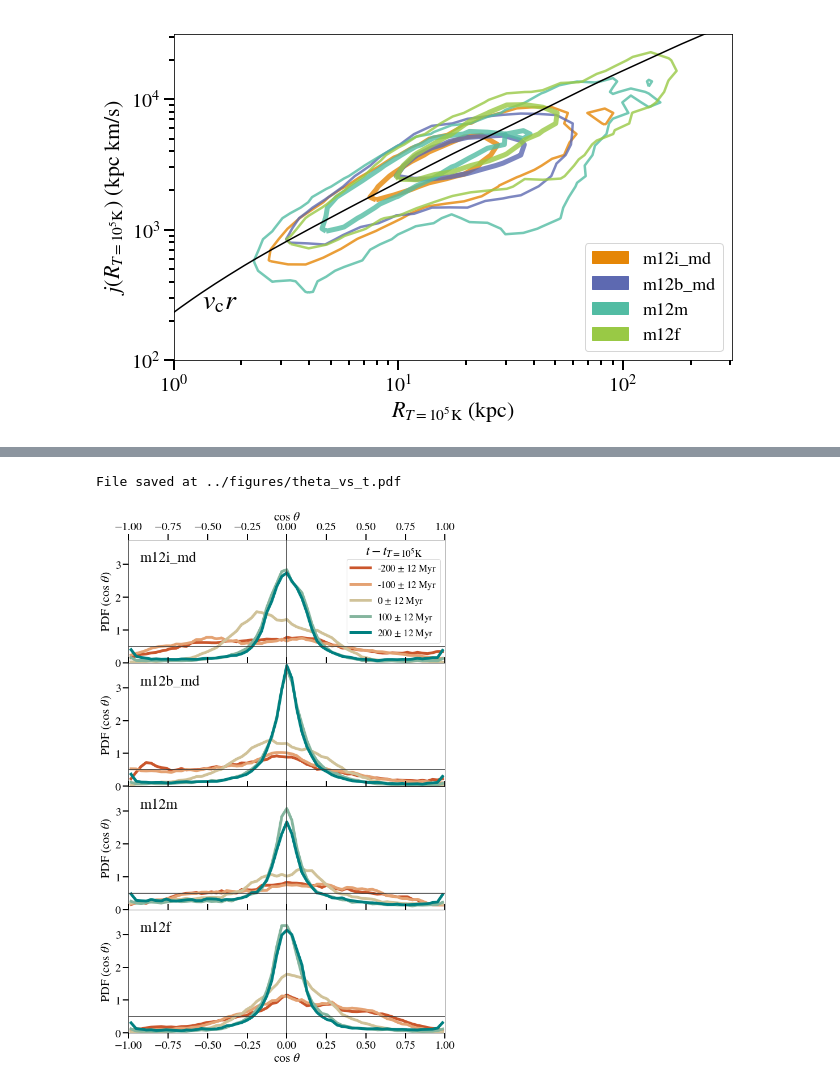
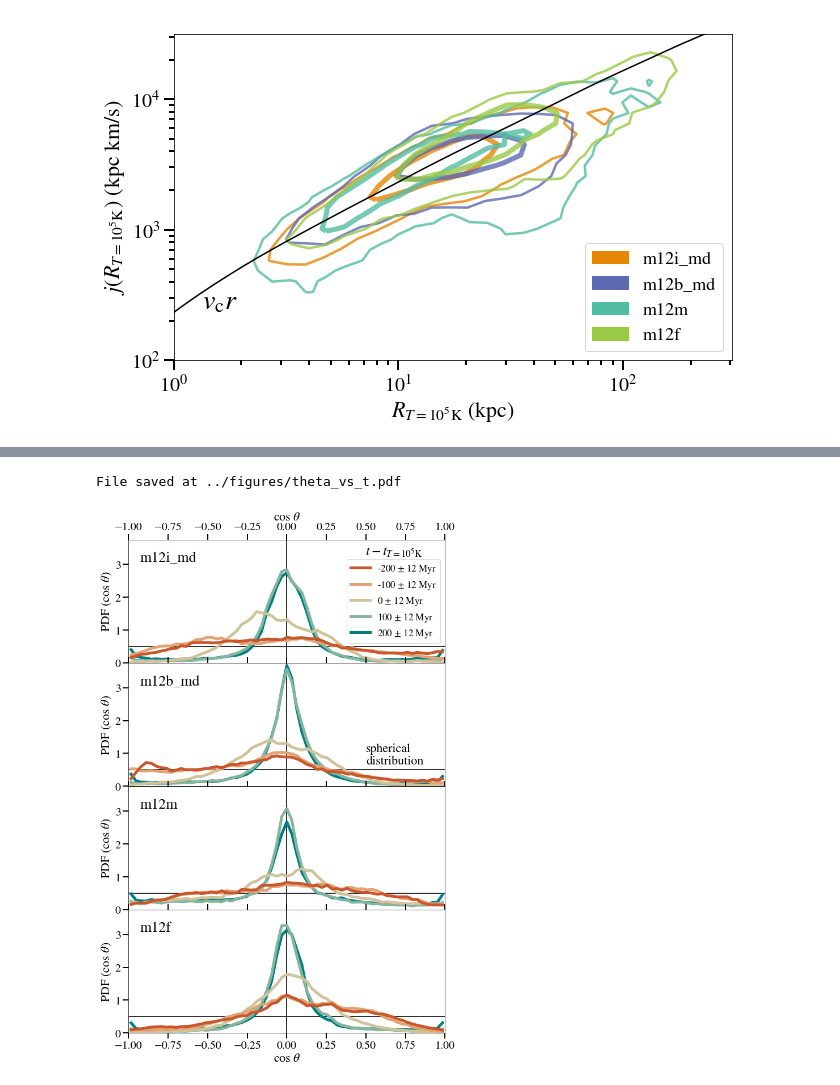
Before and after one commit to zhafen/Hot-Accretion-in-FIRE, a Jupyter notebook: analysis/pathline_plot.ipynb, the cells around one changed output, grey strips where cells are left out. Drawn from its saved outputs; the diff is of its cells as text; code cells hidden in the pictures.

```diff
--- a/analysis/pathline_plot.ipynb
+++ b/analysis/pathline_plot.ipynb
@@ -501,6 +501,11 @@ def find_q_level( counts, q, start=1 ):
 ax.get_children()[0]
 # %% [output]
 <matplotlib.patches.Rectangle at 0x...>
+# %%
+colormap = palettable.cartocolors.qualitative.Vivid_4.mpl_colors
+colors = {}
+for j, sim_name_j in enumerate( sim_names ):
+    colors[sim_name_j] = colormap[j]
 # %%
 fig = plt.figure( figsize=(10, 6 ), facecolor='w' )
 ax = plt.gca()
@@ -533,7 +538,7 @@ for j, (sim_name_j, w_j) in enumerate( w_set.items() ):
 
     # Contour plot
     percentile_levels = [ 90, 50, ]
-    color = palettable.cartocolors.qualitative.Vivid_4.mpl_colors[j]
+    color = colors[sim_name_j]
     levels = [ find_q_level( counts, q, start=1, ) for q in percentile_levels ]
     CS = ax.contour(
         meshed_xs, meshed_ys,
@@ -835,12 +841,13 @@ for j, ( sim_name_j, w_j ) in enumerate( w_set.items() ):
         else:
             label = None
 
-        ax.plot(
+        line = ax.plot(
             bin_centers,
             phi_dist, #/ (np.pi / 180. / 2. * np.sin( bin_centers * np.pi/180. ) ),
             linewidth = 5,
             color = color,
             label = label,
+            zorder = 10 - i,
         )
 
     ax.tick_params(
@@ -855,13 +862,13 @@ for j, ( sim_name_j, w_j ) in enumerate( w_set.items() ):
         0.5,
         color = '.2',
         linestyle = '-',
-        linewidth = 1.5,
+        linewidth = 2,
     )
     ax.axvline(
         0,
         color = '.2',
         linestyle = '-',
-        linewidth = 1.5,
+        linewidth = 2,
     )
 
     # Sim name label
@@ -875,37 +882,50 @@ for j, ( sim_name_j, w_j ) in enumerate( w_set.items() ):
         va = 'top',
         fontsize = 26,
     )
+
+    # Spherical line label
+    if j == 1:
+        ax.annotate(
+            s = 'spherical\ndistribution',
+            xy = ( 0.5, 0.5 ),
+            xycoords = 'data',
+            xytext = ( 0, 5 ),
+            textcoords = 'offset points',
+            ha = 'left',
+            va = 'bottom',
+            fontsize = 22,
+        )
 
     if j == 0:
         t_label = ax.annotate(
             s = r'$t - t_{T=10^5 {\rm K}}$',
             xy = ( 1, 0.85 ),
             xycoords = 'axes fraction',
             xytext = ( -40, 0 ),
             textcoords = 'offset points',
             ha = 'right',
             va = 'bottom',
             fontsize = 24,
         )
         t_label.set_zorder( 1000 )
         ax.legend(
             prop={'size': 17},
             loc = 'center right',
         )
 
     ax.set_xlim( -1, 1 )
     ax.set_ylim( 0, 3.75 )
 
     ax.set_xlabel( r'$\cos\ \theta$', fontsize=22 )
     if ax.is_first_row():
         ax.xaxis.set_label_position( 'top' )
     ax.set_ylabel( r'PDF$\ (\cos\ \theta$)', fontsize=22 )
 
 plotting.save_fig(
     out_dir = '../figures',
     save_file = 'theta_vs_t.pdf',
     fig = fig,
 )
 # %% [output]
 File saved at ../figures/theta_vs_t.pdf
-[figure, old version]
+[figure, new version]
```
Also changed, not shown: parts of 1 cell of this notebook, 2 other files.
